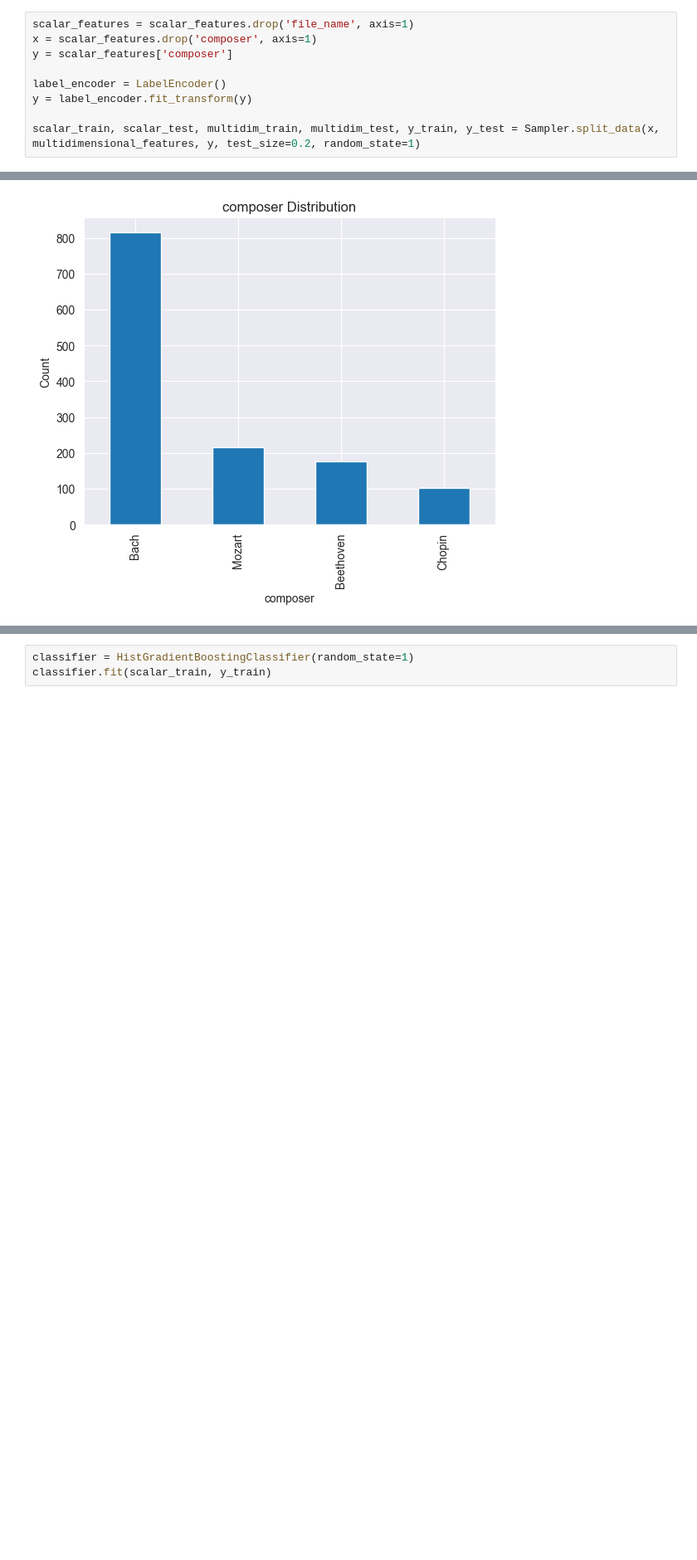
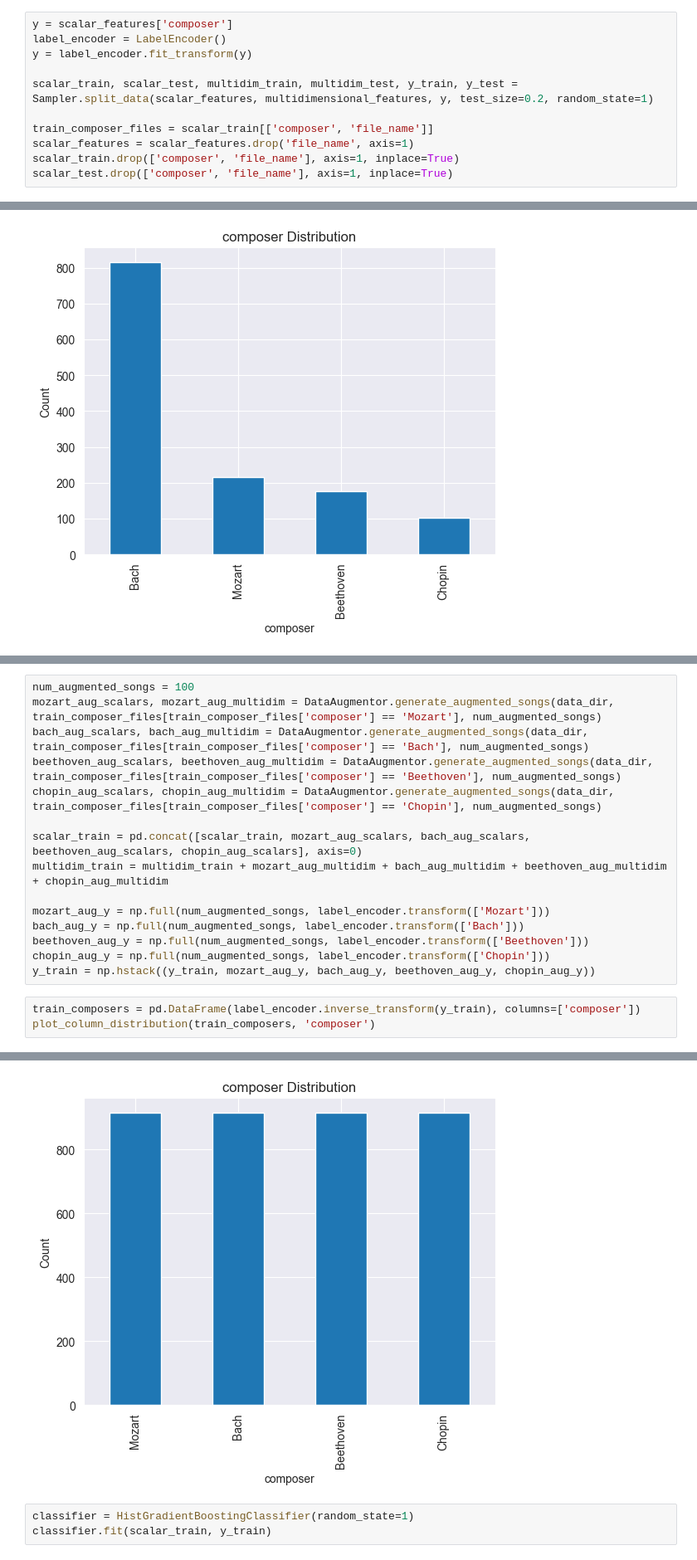
Before and after one commit to dcode15/ms-aai-511-final-project, a Jupyter notebook: src/example.ipynb, the cells around one changed output, grey strips where cells are left out. Shown at 83% size. Cells and saved outputs as stored; diff of their text form; blank space fills up the shorter version.

Commit message:
Added data augmentation example.

```diff
--- a/src/example.ipynb
+++ b/src/example.ipynb
@@ -41,14 +42,16 @@ Chroma Piano Roll Shape: (12, 469)
 Pitch Class Histogram Shape: (12,)
 Pitch Class Transition Matrix Shape: (12, 12)
 # %%
-scalar_features = scalar_features.drop('file_name', axis=1)
-x = scalar_features.drop('composer', axis=1)
 y = scalar_features['composer']
-
 label_encoder = LabelEncoder()
 y = label_encoder.fit_transform(y)
 
-scalar_train, scalar_test, multidim_train, multidim_test, y_train, y_test = Sampler.split_data(x, multidimensional_features, y, test_size=0.2, random_state=1)
+scalar_train, scalar_test, multidim_train, multidim_test, y_train, y_test = Sampler.split_data(scalar_features, multidimensional_features, y, test_size=0.2, random_state=1)
+
+train_composer_files = scalar_train[['composer', 'file_name']]
+scalar_features = scalar_features.drop('file_name', axis=1)
+scalar_train.drop(['composer', 'file_name'], axis=1, inplace=True)
+scalar_test.drop(['composer', 'file_name'], axis=1, inplace=True)
 # %%
 def plot_column_distribution(data: pd.DataFrame, column: str) -> None:
     print(dict(data[column].value_counts()))
@@ -72,0 +76,19 @@ plot_column_distribution(train_composers, 'composer')
+# %%
+num_augmented_songs = 100
+mozart_aug_scalars, mozart_aug_multidim = DataAugmentor.generate_augmented_songs(data_dir, train_composer_files[train_composer_files['composer'] == 'Mozart'], num_augmented_songs)
+bach_aug_scalars, bach_aug_multidim = DataAugmentor.generate_augmented_songs(data_dir, train_composer_files[train_composer_files['composer'] == 'Bach'], num_augmented_songs)
+beethoven_aug_scalars, beethoven_aug_multidim = DataAugmentor.generate_augmented_songs(data_dir, train_composer_files[train_composer_files['composer'] == 'Beethoven'], num_augmented_songs)
+chopin_aug_scalars, chopin_aug_multidim = DataAugmentor.generate_augmented_songs(data_dir, train_composer_files[train_composer_files['composer'] == 'Chopin'], num_augmented_songs)
+
+scalar_train = pd.concat([scalar_train, mozart_aug_scalars, bach_aug_scalars, beethoven_aug_scalars, chopin_aug_scalars], axis=0)
+multidim_train = multidim_train + mozart_aug_multidim + bach_aug_multidim + beethoven_aug_multidim + chopin_aug_multidim
+
+mozart_aug_y = np.full(num_augmented_songs, label_encoder.transform(['Mozart']))
+bach_aug_y = np.full(num_augmented_songs, label_encoder.transform(['Bach']))
+beethoven_aug_y = np.full(num_augmented_songs, label_encoder.transform(['Beethoven']))
+chopin_aug_y = np.full(num_augmented_songs, label_encoder.transform(['Chopin']))
+y_train = np.hstack((y_train, mozart_aug_y, bach_aug_y, beethoven_aug_y, chopin_aug_y))
+# %%
+train_composers = pd.DataFrame(label_encoder.inverse_transform(y_train), columns=['composer'])
+plot_column_distribution(train_composers, 'composer')
+# %% [output]
@@ -73,3 +96,4 @@ plot_column_distribution(train_composers, 'composer')
+[figure, added]
 # %%
 classifier = HistGradientBoostingClassifier(random_state=1)
 classifier.fit(scalar_train, y_train)
```
Also changed, not shown: parts of 5 cells of this notebook, 1 other file.
